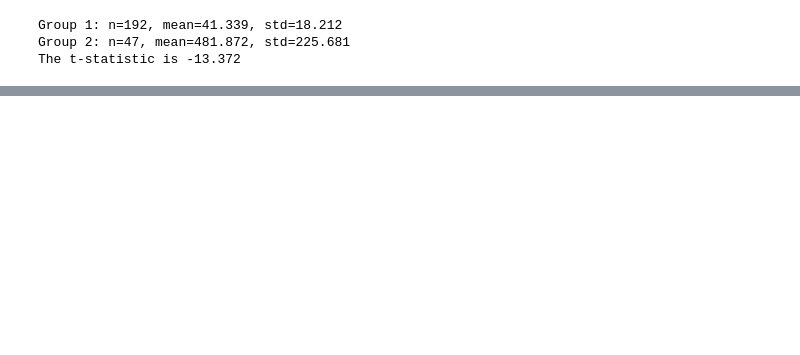
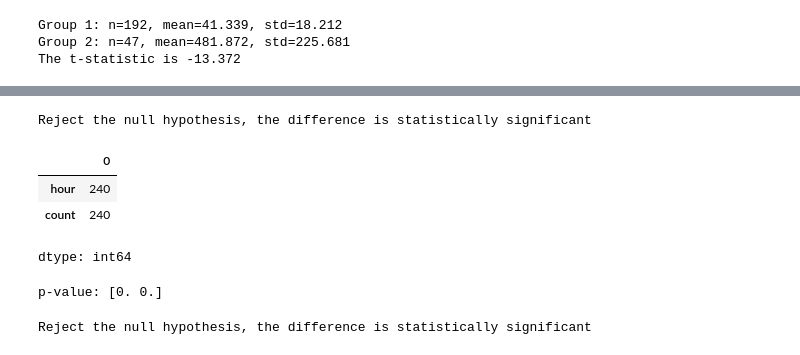
Before and after one commit to yui661/QM2, a Jupyter notebook: notebooks/W06. Hypothesis Testing.ipynb, the cells around one changed output, grey strips where cells are left out. Cells and saved outputs as stored; diff of their text form; code cells hidden in the pictures; blank space fills up the shorter version.

```diff
--- a/notebooks/W06. Hypothesis Testing.ipynb
+++ b/notebooks/W06. Hypothesis Testing.ipynb
@@ -346,0 +385,33 @@ The t-statistic is -13.372
+# %%
+if abs_t > 1.97:
+    print("Reject the null hypothesis, the difference is statistically significant")
+else:
+    print("Fail to reject the null hypothesis")
+# %% [output]
+Reject the null hypothesis, the difference is statistically significant
+# %%
+#calculating p_value
+n = tweets.count()
+n
+# %% [output]
+|  | 0 |
+| hour | 240 |
+| count | 240 |
+dtype: int64
+# %%
+from scipy.stats import t
+
+
+df= n-2
+
+p_value = 2 * (1 - t.cdf(abs_t, df))
+print("p-value:", p_value)
+# %% [output]
+p-value: [0. 0.]
+# %%
+if all(p_value)< 0.05:
+    print("Reject the null hypothesis, the difference is statistically significant")
+else:
+    print("Fail to reject the null hypothesis")
+# %% [output]
+Reject the null hypothesis, the difference is statistically significant
```
Also changed, not shown: parts of 15 cells of this notebook.
